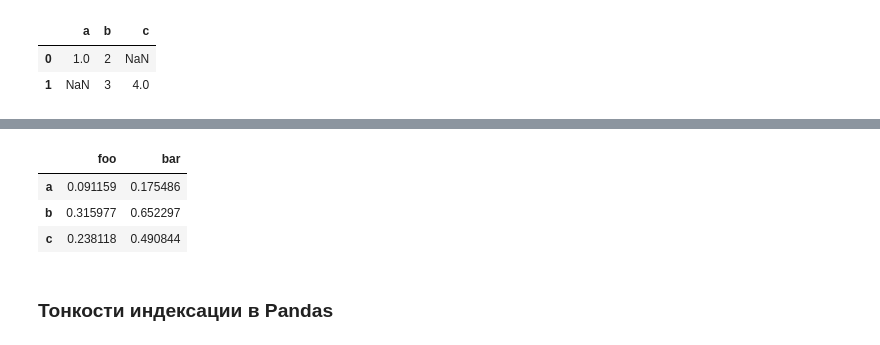
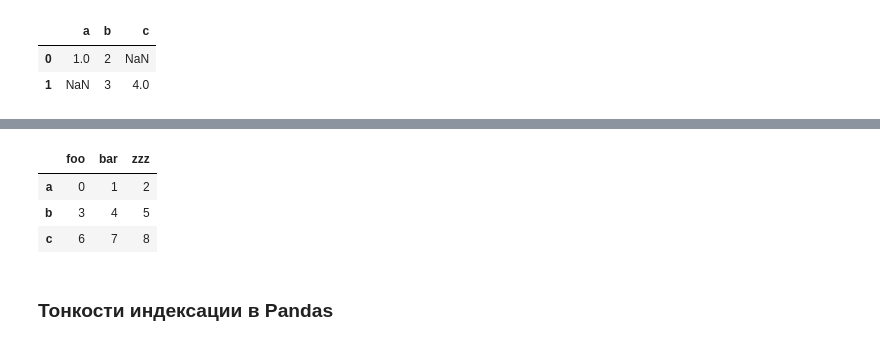
Before and after one commit to asman-chik/python_fefu, a Jupyter notebook: lectures/lecture6.ipynb, the cells around one changed output, grey strips where cells are left out. Drawn from its saved outputs; the diff is of its cells as text; code cells hidden in the pictures.

```diff
--- a/lectures/lecture6.ipynb
+++ b/lectures/lecture6.ipynb
@@ -627,13 +642,13 @@ pd.DataFrame({'population': population,
 # %%
 # Из двумерного numpy массива
-pd.DataFrame(np.random.rand(3, 2),
-             columns=['foo', 'bar'],
+pd.DataFrame(np.arange(9).reshape(3, 3),
+             columns=['foo', 'bar', 'zzz'],
              index=['a', 'b', 'c'])
 # %% [output]
-|  | foo | bar |
-| a | 0.091159 | 0.175486 |
-| b | 0.315977 | 0.652297 |
-| c | 0.238118 | 0.490844 |
+|  | foo | bar | zzz |
+| a | 0 | 1 | 2 |
+| b | 3 | 4 | 5 |
+| c | 6 | 7 | 8 |
 # %% [markdown]
 ### Тонкости индексации в Pandas
 # %%
```
Also changed, not shown: parts of 32 cells of this notebook, 1 other file.
